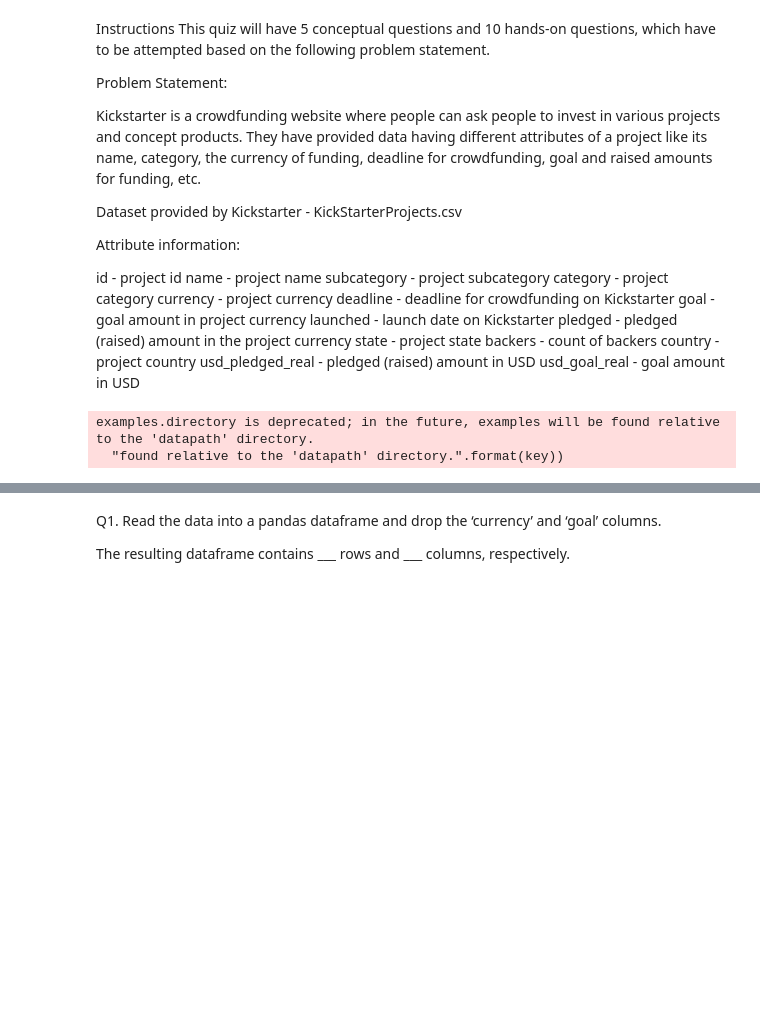
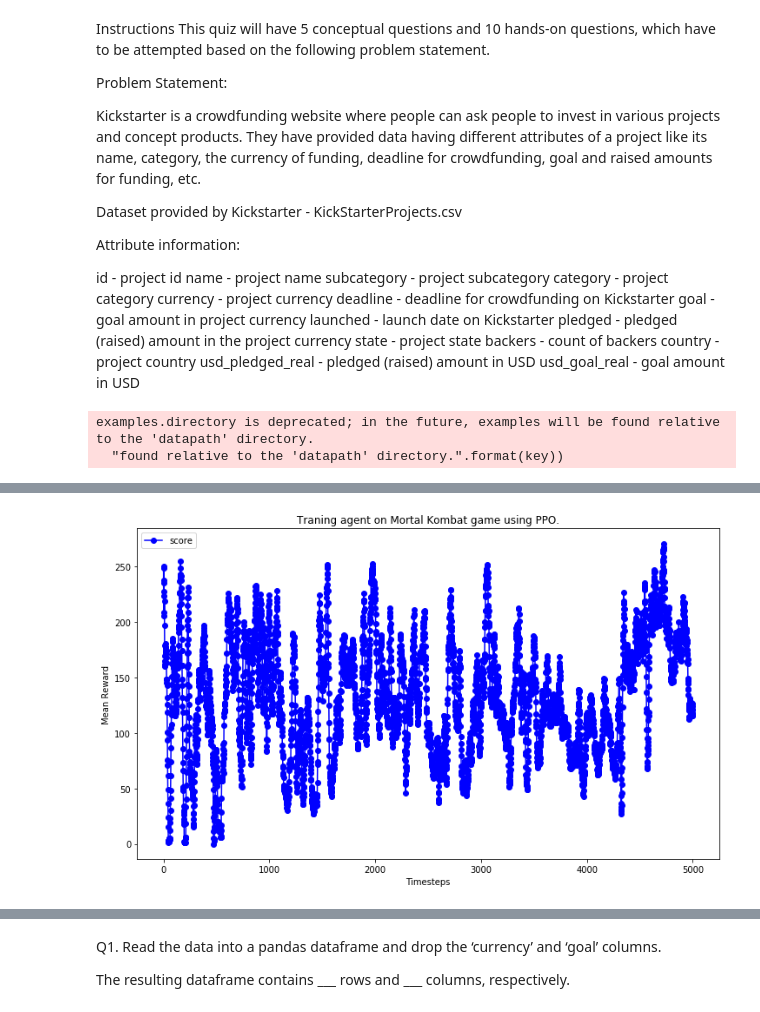
Before and after one commit to Isaac009/PGP-AIML, a Jupyter notebook: LR/Week_2/Quiz.ipynb, the cells around one changed output, grey strips where cells are left out. Cells and saved outputs as stored; diff of their text form; code cells hidden in the pictures; blank space fills up the shorter version.

```diff
--- a/LR/Week_2/Quiz.ipynb
+++ b/LR/Week_2/Quiz.ipynb
@@ -46,3 +86,13 @@ examples.directory is deprecated; in the future, examples will be found relative
+# %%
+plt.figure(figsize=(12, 7))
+plt.plot(data, color='blue', marker="o", label="score")
+plt.title("Traning agent on Mortal Kombat game using PPO.")
+plt.xlabel("Timesteps")
+plt.ylabel("Mean Reward")
+plt.legend()
+plt.savefig('mortal_graph.jpg')
+# %% [output]
+[figure, added]
 # %%
 df = pd.read_csv('KickStarterProjects.csv')
 # %%
```
Also changed, not shown: parts of 10 cells of this notebook, 14 other files.
